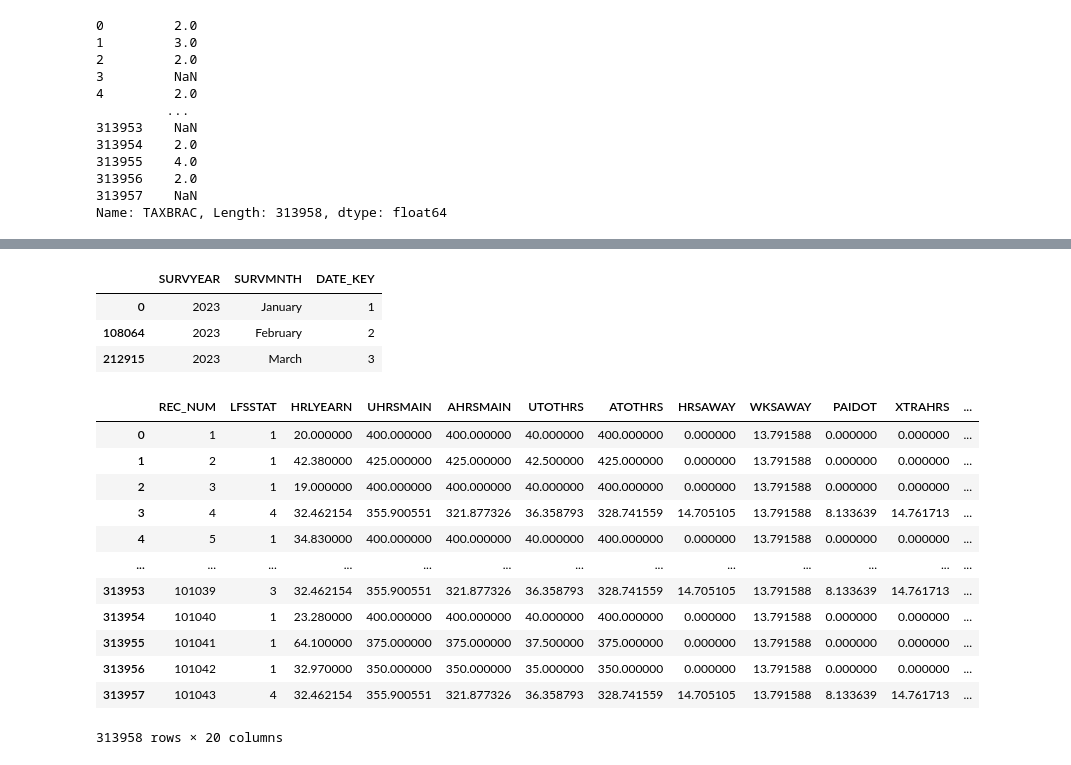
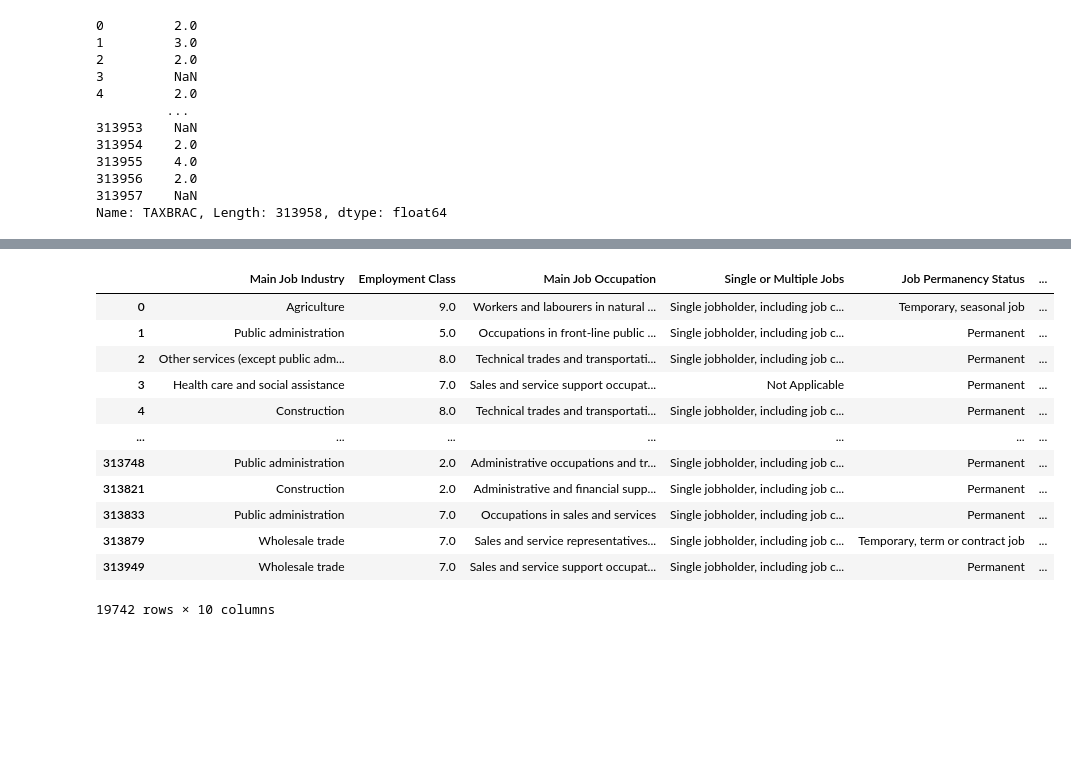
Before and after one commit to bradley121901/canadian_labour, a Jupyter notebook: canadian_labour.ipynb, the cells around one changed output, grey strips where cells are left out. Saved outputs shown, nothing was run; the diff lists cells and outputs as text; code cells hidden in the pictures; blank space fills up the shorter version.

```diff
--- a/labour.ipynb
+++ b/canadian_labour.ipynb
@@ -292,24 +303,18 @@ demographic
-# %%
-date
-# %% [output]
-|  | SURVYEAR | SURVMNTH | DATE_KEY |
-| 0 | 2023 | January | 1 |
-| 108064 | 2023 | February | 2 |
-| 212915 | 2023 | March | 3 |
-# %%
-
-labour_force_fact
-# %% [output]
-|  | REC_NUM | LFSSTAT | HRLYEARN | UHRSMAIN | AHRSMAIN | UTOTHRS | ATOTHRS | HRSAWAY | WKSAWAY | PAIDOT | XTRAHRS | ... |
-| 0 | 1 | 1 | 20.000000 | 400.000000 | 400.000000 | 40.000000 | 400.000000 | 0.000000 | 13.791588 | 0.000000 | 0.000000 | ... |
-| 1 | 2 | 1 | 42.380000 | 425.000000 | 425.000000 | 42.500000 | 425.000000 | 0.000000 | 13.791588 | 0.000000 | 0.000000 | ... |
-| 2 | 3 | 1 | 19.000000 | 400.000000 | 400.000000 | 40.000000 | 400.000000 | 0.000000 | 13.791588 | 0.000000 | 0.000000 | ... |
-| 3 | 4 | 4 | 32.462154 | 355.900551 | 321.877326 | 36.358793 | 328.741559 | 14.705105 | 13.791588 | 8.133639 | 14.761713 | ... |
-| 4 | 5 | 1 | 34.830000 | 400.000000 | 400.000000 | 40.000000 | 400.000000 | 0.000000 | 13.791588 | 0.000000 | 0.000000 | ... |
-| ... | ... | ... | ... | ... | ... | ... | ... | ... | ... | ... | ... | ... |
-| 313953 | 101039 | 3 | 32.462154 | 355.900551 | 321.877326 | 36.358793 | 328.741559 | 14.705105 | 13.791588 | 8.133639 | 14.761713 | ... |
-| 313954 | 101040 | 1 | 23.280000 | 400.000000 | 400.000000 | 40.000000 | 400.000000 | 0.000000 | 13.791588 | 0.000000 | 0.000000 | ... |
-| 313955 | 101041 | 1 | 64.100000 | 375.000000 | 375.000000 | 37.500000 | 375.000000 | 0.000000 | 13.791588 | 0.000000 | 0.000000 | ... |
-| 313956 | 101042 | 1 | 32.970000 | 350.000000 | 350.000000 | 35.000000 | 350.000000 | 0.000000 | 13.791588 | 0.000000 | 0.000000 | ... |
-| 313957 | 101043 | 4 | 32.462154 | 355.900551 | 321.877326 | 36.358793 | 328.741559 | 14.705105 | 13.791588 | 8.133639 | 14.761713 | ... |
-313958 rows × 20 columns
+# %%
+job = job.rename(columns={'JOB_KEY':'Job Key', 'NAICS_21':'Main Job Industry', 'NOC_10':'Employment Class', 'NOC_43':'Main Job Occupation', 'MJH': 'Single or Multiple Jobs', 'PERMTEMP':'Job Permanency Status', 'FIRMSIZE':'Firm Size', 'ESTSIZE':'Establishment Size','UNION':'Union Status','WHYPT':'Part Time Work Reason'})
+
+job
+# %% [output]
+|  | Main Job Industry | Employment Class | Main Job Occupation | Single or Multiple Jobs | Job Permanency Status | ... |
+| 0 | Agriculture | 9.0 | Workers and labourers in natural ... | Single jobholder, including job c... | Temporary, seasonal job | ... |
+| 1 | Public administration | 5.0 | Occupations in front-line public ... | Single jobholder, including job c... | Permanent | ... |
+| 2 | Other services (except public adm... | 8.0 | Technical trades and transportati... | Single jobholder, including job c... | Permanent | ... |
+| 3 | Health care and social assistance | 7.0 | Sales and service support occupat... | Not Applicable | Permanent | ... |
+| 4 | Construction | 8.0 | Technical trades and transportati... | Single jobholder, including job c... | Permanent | ... |
+| ... | ... | ... | ... | ... | ... | ... |
+| 313748 | Public administration | 2.0 | Administrative occupations and tr... | Single jobholder, including job c... | Permanent | ... |
+| 313821 | Construction | 2.0 | Administrative and financial supp... | Single jobholder, including job c... | Permanent | ... |
+| 313833 | Public administration | 7.0 | Occupations in sales and services | Single jobholder, including job c... | Permanent | ... |
+| 313879 | Wholesale trade | 7.0 | Sales and service representatives... | Single jobholder, including job c... | Temporary, term or contract job | ... |
+| 313949 | Wholesale trade | 7.0 | Sales and service support occupat... | Single jobholder, including job c... | Permanent | ... |
+19742 rows × 10 columns
```
Also changed, not shown: parts of 17 cells of this notebook, 1 other file.
